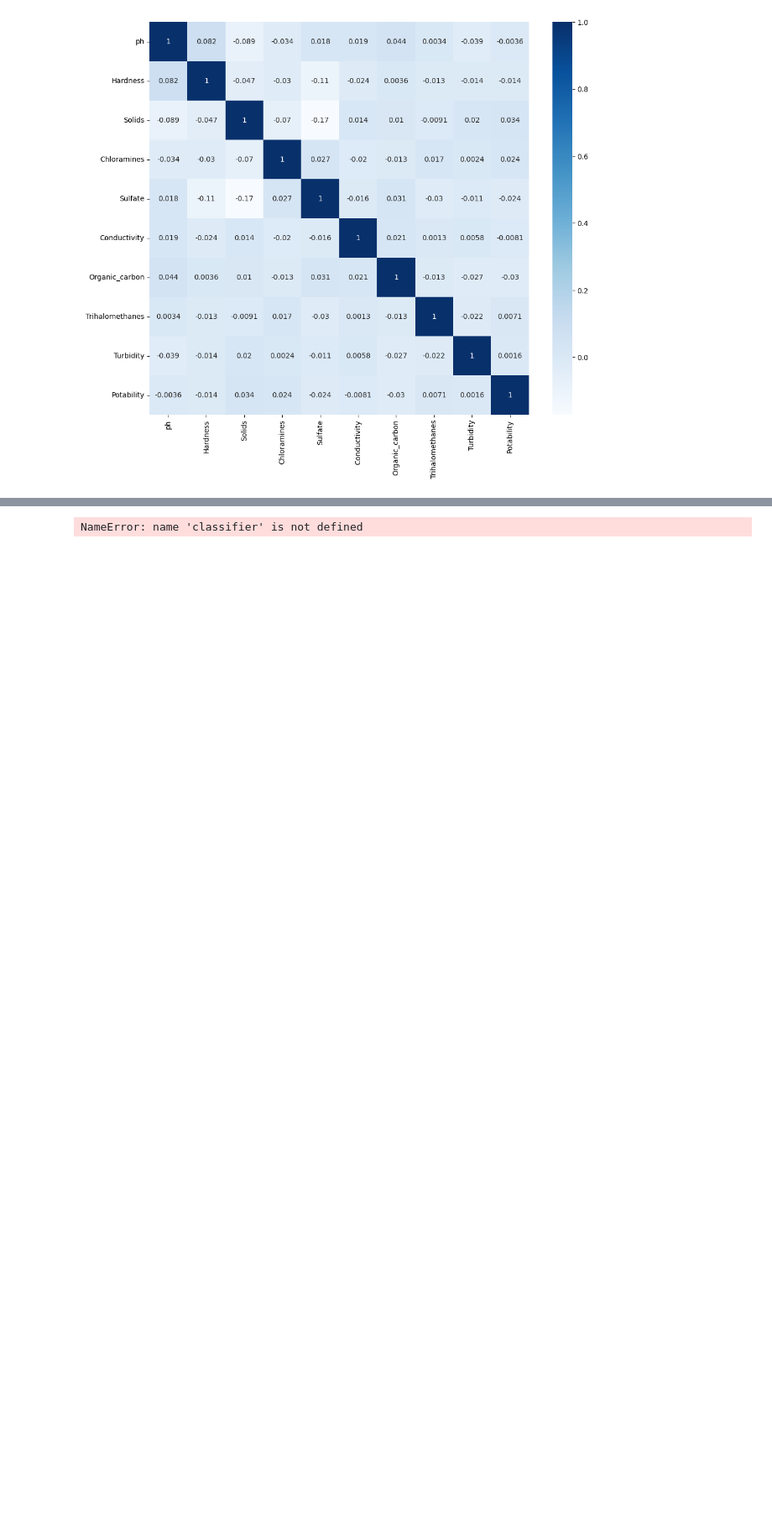
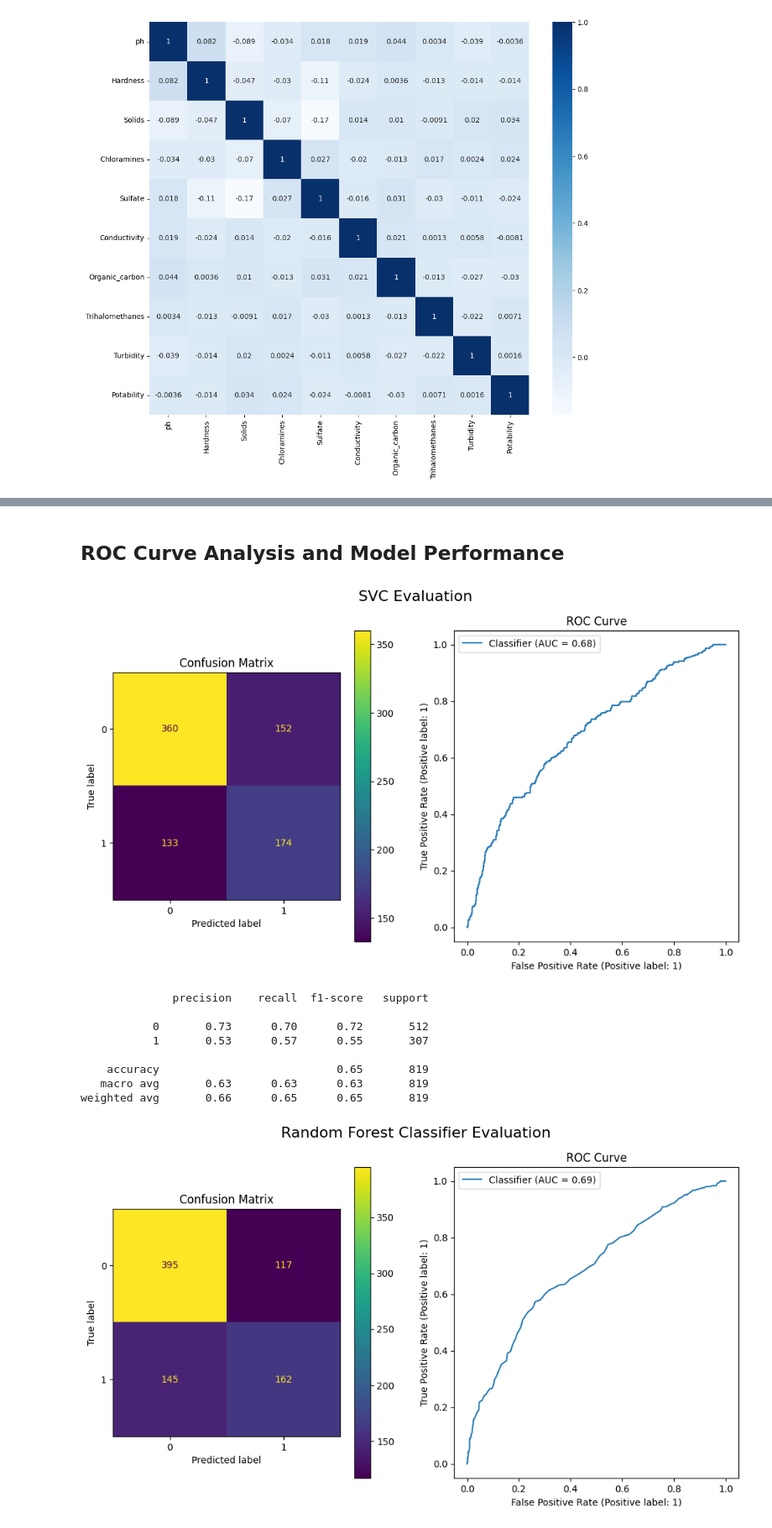
Before and after one commit to leedh7878/DanielLee_Project_Portfolio, a Jupyter notebook: Water_Quality_Potability/src/water_quality.ipynb, the cells around one changed output, grey strips where cells are left out. Shown at 84% size. Saved outputs shown, nothing was run; the diff lists cells and outputs as text; code cells hidden in the pictures; blank space fills up the shorter version.

```diff
--- a/Water_Quality_Potability/src/water_quality.ipynb
+++ b/Water_Quality_Potability/src/water_quality.ipynb
@@ -265,11 +264,4 @@ top_classifiers = [
 # %%
 
 # f1 score weighted favors toward recall
-ftwo_scorer = make_scorer(fbeta_score, beta=0.5)
-
-# Model
-pipe = build_pipeline(SVC(random_state =33))
-pipe.fit(X_train, y_train)
-print()
-svc_probs = pl_svc.predict_proba(X_test)
-svc_probs = svc_probs[:,1]
+ftwo_scorer = make_scorer(fbeta_score, beta=1.5)
@@ -393,27 +337,57 @@ weighted avg       0.63      0.62      0.63      3276
+# %%
+top_classifiers = [
+    ('SVC',SVC(C=10, gamma = 'scale', kernel = 'rbf', random_state =33, probability=True)),
+    ('Random Forest Classifier', RandomForestClassifier(bootstrap =  True, max_depth = None, max_features= 'log2', n_estimators=150,  random_state=33)),
+    ('K Neighbors Classifier', KNeighborsClassifier( metric = 'euclidean', n_neighbors =3, leaf_size = 2, p=1, weights='distance')),
+]
+# %% [markdown]
+## ROC Curve Analysis and Model Performance
 # %%
 
+def evaluate_classifier(classifier, X_train, y_train, X_test, y_test, title="Classifier Evaluation"):
+    """
+    Function to fit a classifier, predict, and visualize the confusion matrix and ROC curve.
+    """
 
-    # Display scores on test set
-    print(f'Test Accuracy for {classifier}: {accuracy_score(y_test, y_pred):.4f}')
-    print(f'Test Precision for {classifier}: {precision_score(y_test, y_pred):.4f}')
-    print(classification_report(y_test, y_pred))
+    # Fit the classifier
+    classifier.fit(X_train, y_train)
 
-    # Plotting Confusion Matrix and ROC
+    # Predict labels and probabilities
+    y_pred = classifier.predict(X_test)
+    y_proba = classifier.predict_proba(X_test)[:, 1]
+
+    # Create the plots
     fig, [ax_con, ax_roc] = plt.subplots(1, 2, figsize=(12, 6))
-    fig.suptitle(str(classifier), fontsize=16)
+    fig.suptitle(title, fontsize=16)
 
     # Confusion Matrix
-    cm = confusion_matrix(y_test, y_pred, labels=pipe.classes_)
-    disp_C = ConfusionMatrixDisplay(confusion_matrix=cm, display_labels=pipe.classes_)
+    cm = confusion_matrix(y_test, y_pred)
+    disp_C = ConfusionMatrixDisplay(confusion_matrix=cm)
     disp_C.plot(ax=ax_con)
     ax_con.set_title('Confusion Matrix')
 
     # ROC Curve
-    disp_R = RocCurveDisplay.from_estimator(pipe, X_test, y_test, ax=ax_roc)
+    RocCurveDisplay.from_predictions(y_test, y_proba, drop_intermediate=False, ax=ax_roc)
     ax_roc.set_title('ROC Curve')
+    ax_roc.legend()
 
-    plt.legend()
+
     plt.show()
-    print('\n')
+
+    print(classification_report(y_test, y_pred))
+
+for classifier in top_classifiers:
+
+    svc_pipeline = build_pipeline(model = classifier[1])
+    evaluate_classifier(svc_pipeline, X_train, y_train, X_test, y_test, title=f"{classifier[0]} Evaluation")
 # %% [output]
+[figure, added]
-NameError: name 'classifier' is not defined
+              precision    recall  f1-score   support
+
+           0       0.73      0.70      0.72       512
+           1       0.53      0.57      0.55       307
+
+    accuracy                           0.65       819
+   macro avg       0.63      0.63      0.63       819
+weighted avg       0.66      0.65      0.65       819
+[figure, added]
```
Also changed, not shown: parts of 31 cells of this notebook, 1 other file.
